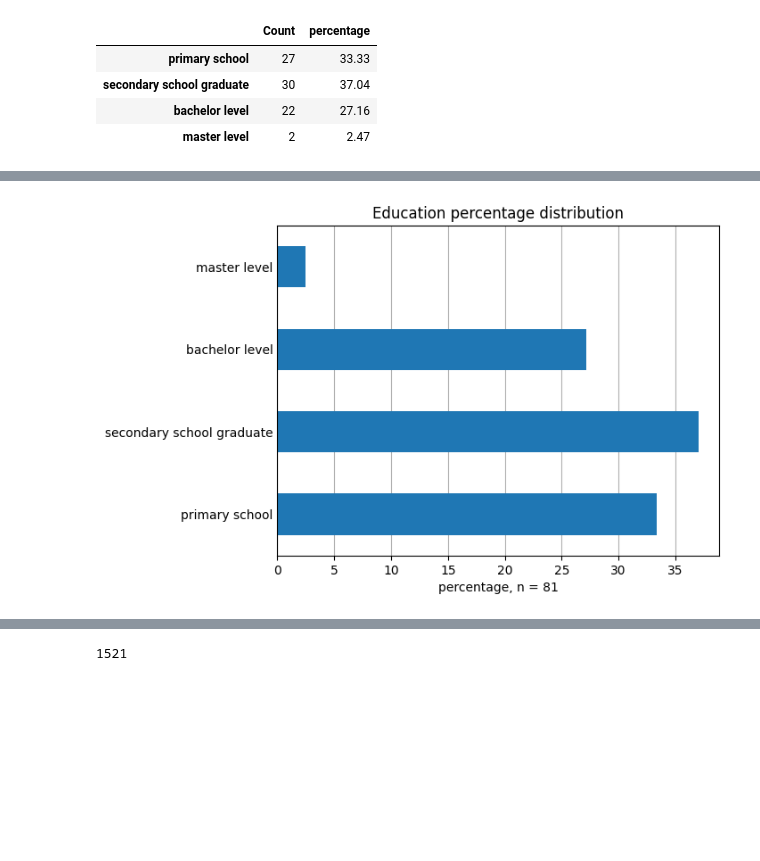
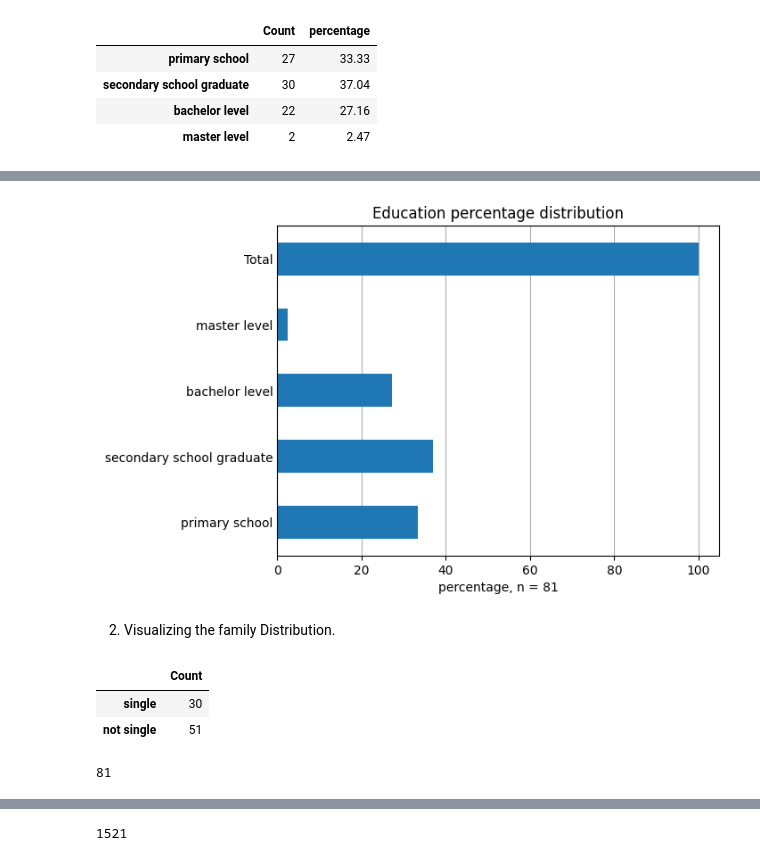
Before and after one commit to qiaoqiaozou/-Final-Project-Data-processing-, a Jupyter notebook: Analyzing_WorkPlaceSatisfactionSurveyData.ipynb, the cells around one changed output, grey strips where cells are left out. Cells and saved outputs as stored; diff of their text form; code cells hidden in the pictures; blank space fills up the shorter version.

```diff
--- a/Analyzing_WorkPlaceSatisfactionSurveyData.ipynb
+++ b/Analyzing_WorkPlaceSatisfactionSurveyData.ipynb
@@ -253,0 +321,3 @@ df2
+# %%
+df2.loc['Total'] = df2.sum()
+df2
@@ -254,10 +341,28 @@ df2
 # %%
 df2['percentage'].plot.barh(zorder = 2)
 plt.title('Education percentage distribution')
 
-plt.xlabel('percentage, n = ' + str(df2['Count'].sum()))
+plt.xlabel('percentage, n = 81')
 
 plt.grid(axis = 'x')
 plt.tick_params(axis = 'y', length = 0)
 # %% [output]
-[figure, old version]
+[figure, new version]
+# %% [markdown]
+2. Visualizing the family Distribution.
+# %%
+# Investigate educaiton and count table
+df7=pd.crosstab(df['family'], 'Count')
+# Labeling the index with meaningful family categories
+df7.index=['single','not single']
+# Remove the name of the columns
+df7.columns.name=''
+df7
+# %% [output]
+|  | Count |
+| single | 30 |
+| not single | 51 |
+# %%
+sum(df7['Count'])
+# %% [output]
+81
```
Also changed, not shown: parts of 96 cells of this notebook.
